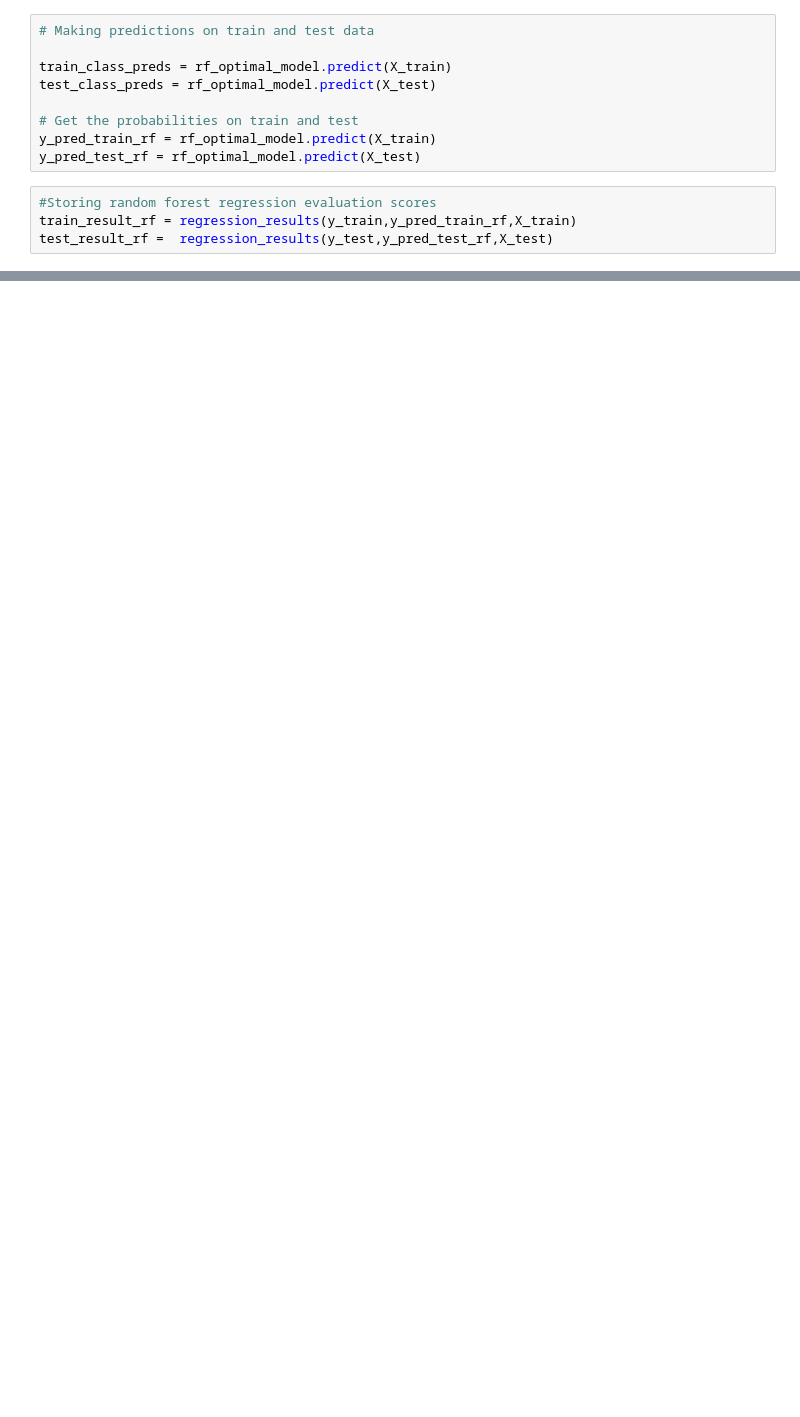
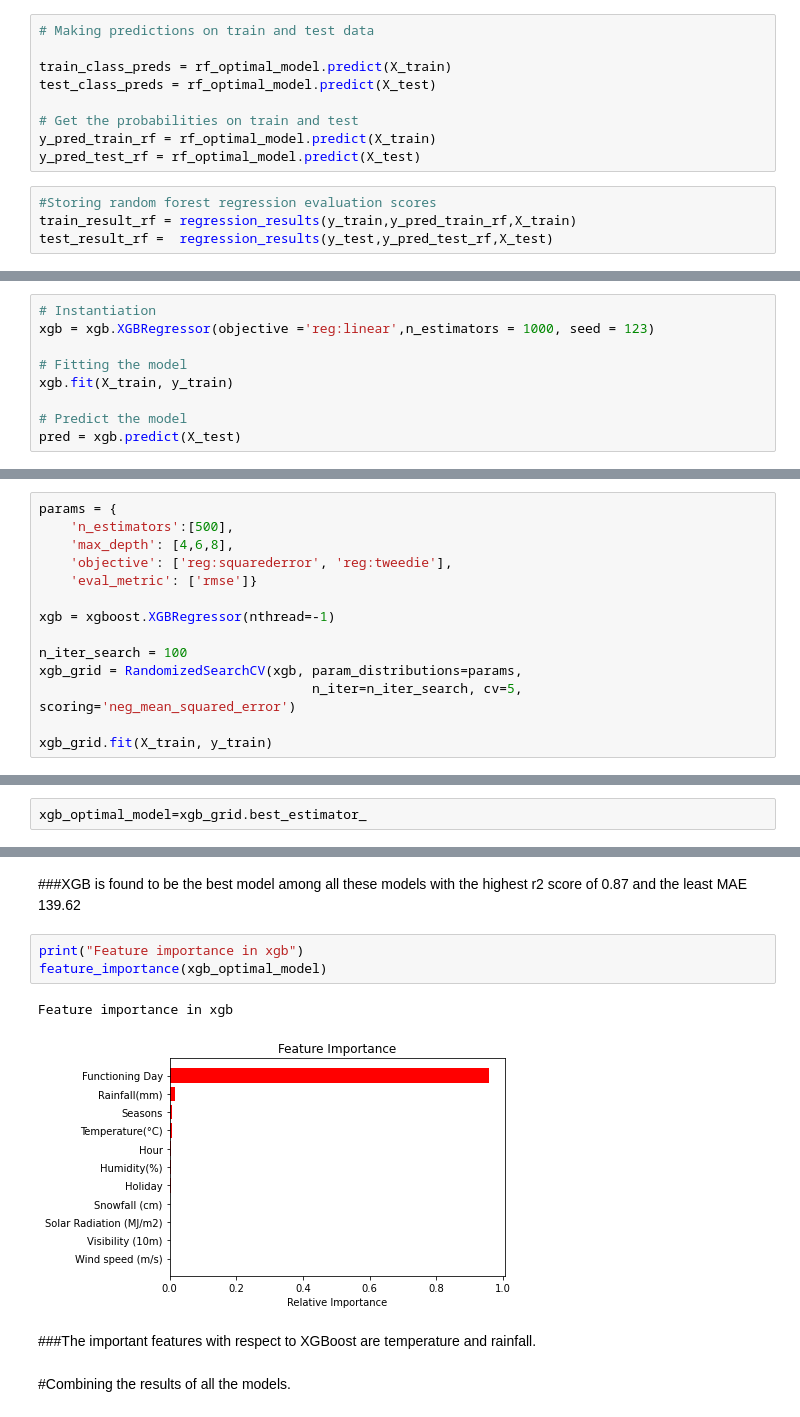
Before and after one commit to manjusreekc/Regression-Bike-Sharing-Demand-Prediction., a Jupyter notebook: Regression_Bike_Sharing_Demand_Prediction_Capstone_Project.ipynb, the cells around one changed output, grey strips where cells are left out. Drawn from its saved outputs; the diff is of its cells as text; blank space fills up the shorter version.

```diff
--- a/Regression_Bike_Sharing_Demand_Prediction_Capstone_Project.ipynb
+++ b/Regression_Bike_Sharing_Demand_Prediction_Capstone_Project.ipynb
@@ -841,0 +984,9 @@ feature_importance(rf_optimal_model)
+# %%
+# Instantiation
+xgb = xgb.XGBRegressor(objective ='reg:linear',n_estimators = 1000, seed = 123)
+
+# Fitting the model
+xgb.fit(X_train, y_train)
+
+# Predict the model
+pred = xgb.predict(X_test)
@@ -841,0 +1021,14 @@ feature_importance(rf_optimal_model)
+# %%
+params = {
+    'n_estimators':[500],
+    'max_depth': [4,6,8],
+    'objective': ['reg:squarederror', 'reg:tweedie'],
+    'eval_metric': ['rmse']}
+
+xgb = xgboost.XGBRegressor(nthread=-1)
+
+n_iter_search = 100
+xgb_grid = RandomizedSearchCV(xgb, param_distributions=params,
+                                   n_iter=n_iter_search, cv=5, scoring='neg_mean_squared_error')
+
+xgb_grid.fit(X_train, y_train)
@@ -841,0 +1055,2 @@ feature_importance(rf_optimal_model)
+# %%
+xgb_optimal_model=xgb_grid.best_estimator_
@@ -841,0 +1082,12 @@ feature_importance(rf_optimal_model)
+# %% [markdown]
+###XGB is found to be the best model among all these models with the highest r2 score of 0.87 and the least MAE 139.62
+# %%
+print("Feature importance in xgb")
+feature_importance(xgb_optimal_model)
+# %% [output]
+Feature importance in xgb
+[figure, added]
+# %% [markdown]
+###The important features with respect to XGBoost are temperature and rainfall.
+# %% [markdown]
+#Combining the results of all the models.
```
Also changed, not shown: parts of 56 cells of this notebook.
